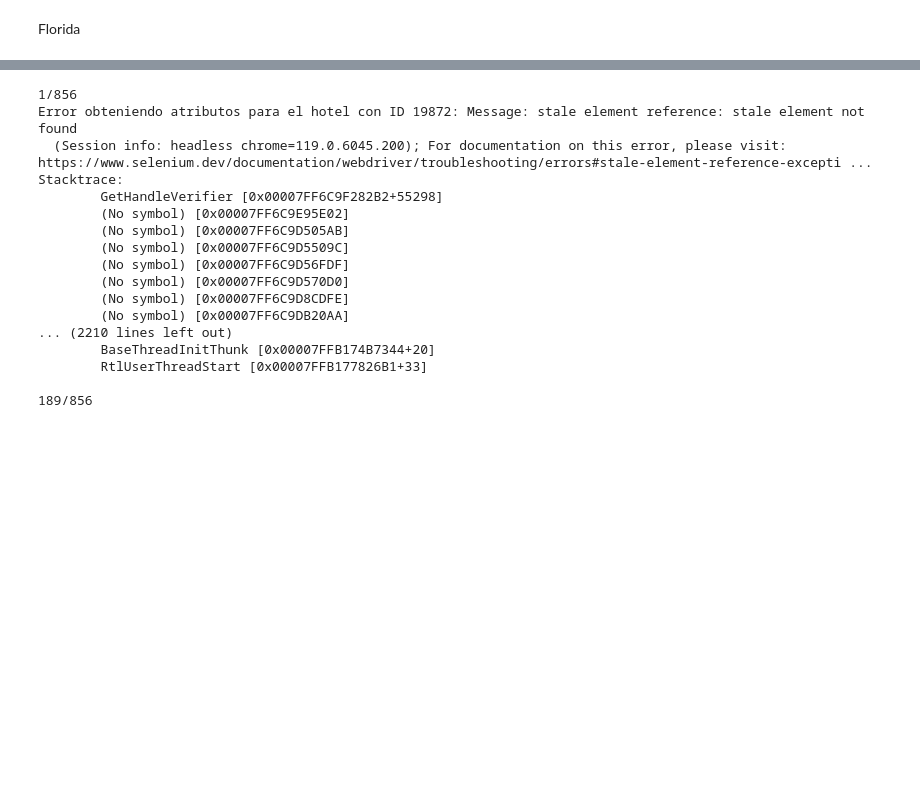
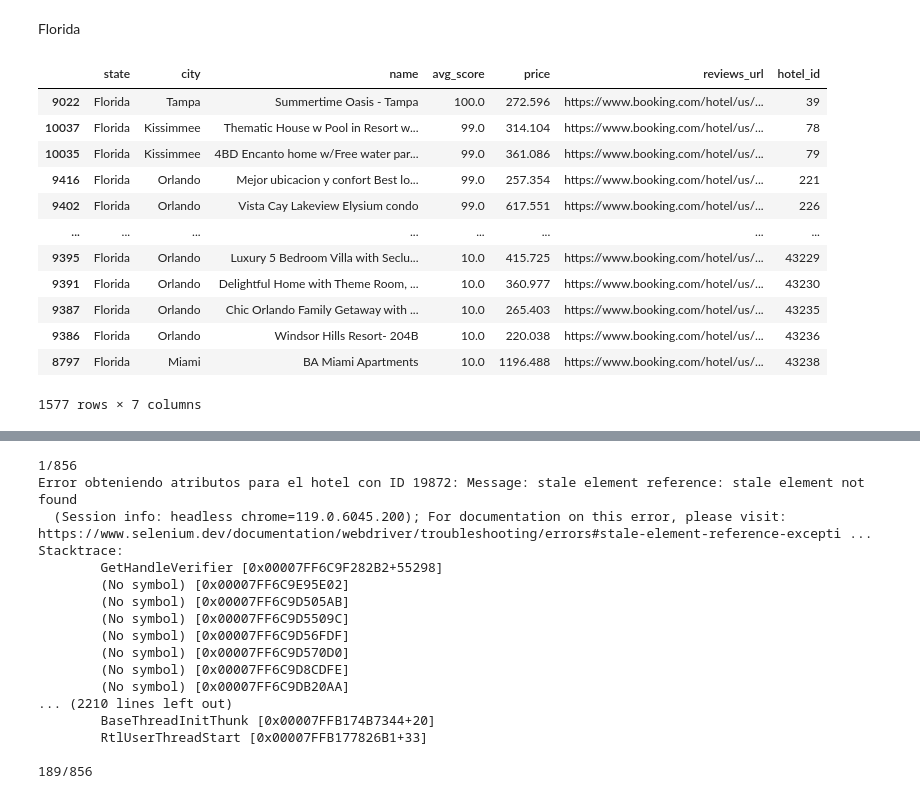
Before and after one commit to LeonardoCostaH/PF_DS_YELP, a Jupyter notebook: scrapping/03_hotels_attributes.ipynb, the cells around one changed output, grey strips where cells are left out. Drawn from its saved outputs; the diff is of its cells as text; code cells hidden in the pictures; blank space fills up the shorter version.

Commit message:
Florida attributes

```diff
--- a/scrapping/03_hotels_attributes.ipynb
+++ b/scrapping/03_hotels_attributes.ipynb
@@ -17,7 +17,7 @@ import pandas as pd
 
 usa_cities = pd.read_csv("../files/data/usa_cities.csv")
 usa_states = pd.read_csv("../files/data/usa_states.csv")
-usa_hotels = pd.read_csv("../files/data/usa_hotels.csv", index_col=0)
+usa_hotels = pd.read_csv("../files/data/booking/booking_hotels.csv", index_col=0)
 # %% [markdown]
 California
 # %%
@@ -163,4 +163,20 @@ Florida
 florida_hotels = usa_hotels[usa_hotels["state"] == "Florida"]
 florida_hotels_url_list = florida_hotels["reviews_url"].tolist()
 florida_hotels_ids_list = florida_hotels["hotel_id"].tolist()
+# %%
+florida_hotels
+# %% [output]
+|  | state | city | name | avg_score | price | reviews_url | hotel_id |
+| 9022 | Florida | Tampa | Summertime Oasis - Tampa | 100.0 | 272.596 | https://www.booking.com/hotel/us/... | 39 |
+| 10037 | Florida | Kissimmee | Thematic House w Pool in Resort w... | 99.0 | 314.104 | https://www.booking.com/hotel/us/... | 78 |
+| 10035 | Florida | Kissimmee | 4BD Encanto home w/Free water par... | 99.0 | 361.086 | https://www.booking.com/hotel/us/... | 79 |
+| 9416 | Florida | Orlando | Mejor ubicacion y confort Best lo... | 99.0 | 257.354 | https://www.booking.com/hotel/us/... | 221 |
+| 9402 | Florida | Orlando | Vista Cay Lakeview Elysium condo | 99.0 | 617.551 | https://www.booking.com/hotel/us/... | 226 |
+| ... | ... | ... | ... | ... | ... | ... | ... |
+| 9395 | Florida | Orlando | Luxury 5 Bedroom Villa with Seclu... | 10.0 | 415.725 | https://www.booking.com/hotel/us/... | 43229 |
+| 9391 | Florida | Orlando | Delightful Home with Theme Room, ... | 10.0 | 360.977 | https://www.booking.com/hotel/us/... | 43230 |
+| 9387 | Florida | Orlando | Chic Orlando Family Getaway with ... | 10.0 | 265.403 | https://www.booking.com/hotel/us/... | 43235 |
+| 9386 | Florida | Orlando | Windsor Hills Resort- 204B | 10.0 | 220.038 | https://www.booking.com/hotel/us/... | 43236 |
+| 8797 | Florida | Miami | BA Miami Apartments | 10.0 | 1196.488 | https://www.booking.com/hotel/us/... | 43238 |
+1577 rows × 7 columns
 # %%
```
Also changed, not shown: parts of 4 cells of this notebook, 1 other file.
